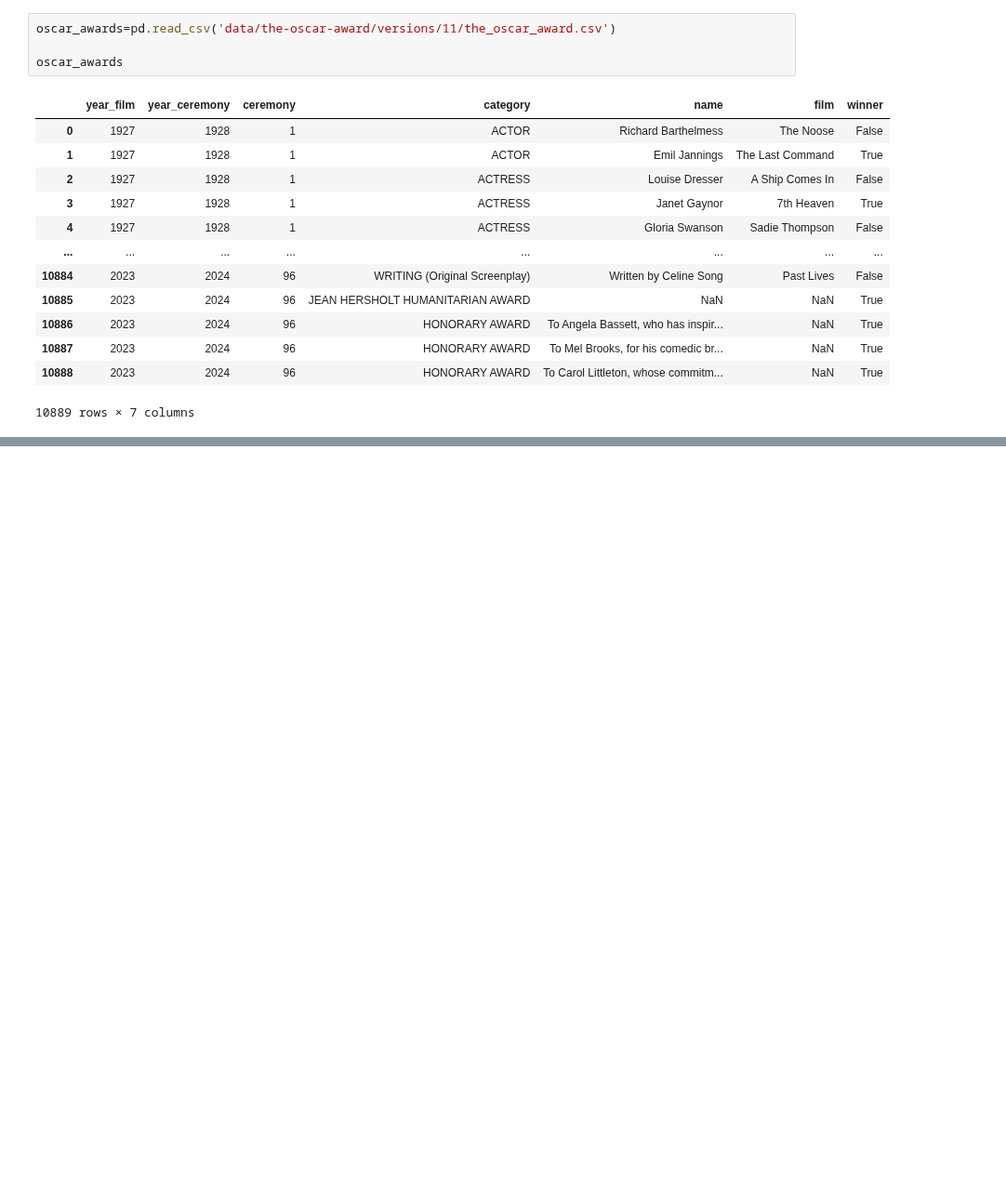
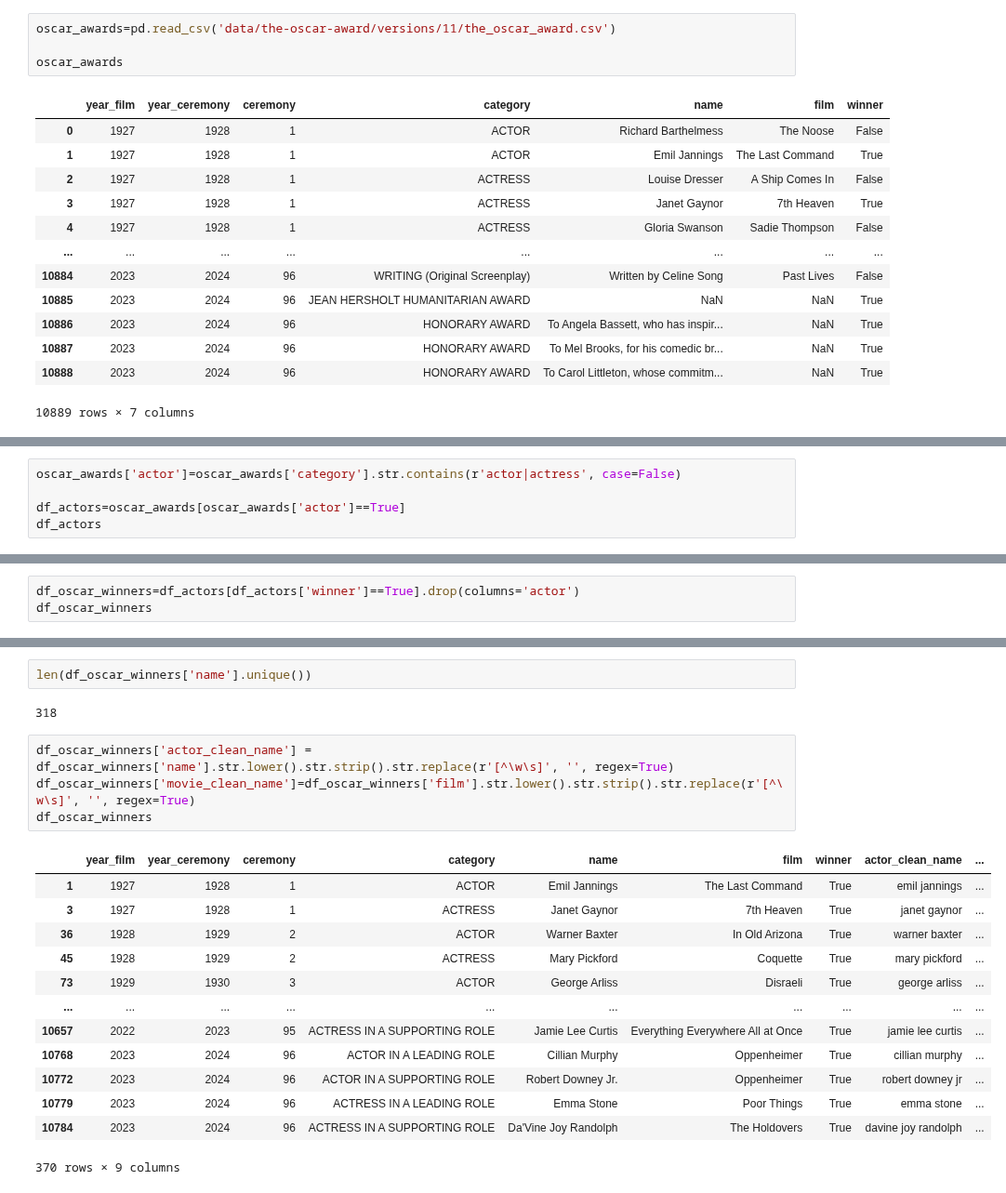
Before and after one commit to epfl-ada/ada-2024-project-arabsdatascientists2024, a Jupyter notebook: Exlploration_CMU.ipynb, the cells around one changed output, grey strips where cells are left out. Shown at 93% size. Drawn from its saved outputs; the diff is of its cells as text; blank space fills up the shorter version.

Commit message:
added the oscars as not added previously

```diff
--- a/Exlploration_CMU.ipynb
+++ b/Exlploration_CMU.ipynb
@@ -559,0 +736,5 @@ Name: count, Length: 134078, dtype: int64
+# %%
+oscar_awards['actor']=oscar_awards['category'].str.contains(r'actor|actress', case=False)
+
+df_actors=oscar_awards[oscar_awards['actor']==True]
+df_actors
@@ -559,0 +765,3 @@ Name: count, Length: 134078, dtype: int64
+# %%
+df_oscar_winners=df_actors[df_actors['winner']==True].drop(columns='actor')
+df_oscar_winners
@@ -559,0 +782,22 @@ Name: count, Length: 134078, dtype: int64
+# %%
+len(df_oscar_winners['name'].unique())
+# %% [output]
+318
+# %%
+df_oscar_winners['actor_clean_name'] = df_oscar_winners['name'].str.lower().str.strip().str.replace(r'[^\w\s]', '', regex=True)
+df_oscar_winners['movie_clean_name']=df_oscar_winners['film'].str.lower().str.strip().str.replace(r'[^\w\s]', '', regex=True)
+df_oscar_winners
+# %% [output]
+|  | year_film | year_ceremony | ceremony | category | name | film | winner | actor_clean_name | ... |
+| 1 | 1927 | 1928 | 1 | ACTOR | Emil Jannings | The Last Command | True | emil jannings | ... |
+| 3 | 1927 | 1928 | 1 | ACTRESS | Janet Gaynor | 7th Heaven | True | janet gaynor | ... |
+| 36 | 1928 | 1929 | 2 | ACTOR | Warner Baxter | In Old Arizona | True | warner baxter | ... |
+| 45 | 1928 | 1929 | 2 | ACTRESS | Mary Pickford | Coquette | True | mary pickford | ... |
+| 73 | 1929 | 1930 | 3 | ACTOR | George Arliss | Disraeli | True | george arliss | ... |
+| ... | ... | ... | ... | ... | ... | ... | ... | ... | ... |
+| 10657 | 2022 | 2023 | 95 | ACTRESS IN A SUPPORTING ROLE | Jamie Lee Curtis | Everything Everywhere All at Once | True | jamie lee curtis | ... |
+| 10768 | 2023 | 2024 | 96 | ACTOR IN A LEADING ROLE | Cillian Murphy | Oppenheimer | True | cillian murphy | ... |
+| 10772 | 2023 | 2024 | 96 | ACTOR IN A SUPPORTING ROLE | Robert Downey Jr. | Oppenheimer | True | robert downey jr | ... |
+| 10779 | 2023 | 2024 | 96 | ACTRESS IN A LEADING ROLE | Emma Stone | Poor Things | True | emma stone | ... |
+| 10784 | 2023 | 2024 | 96 | ACTRESS IN A SUPPORTING ROLE | Da'Vine Joy Randolph | The Holdovers | True | davine joy randolph | ... |
+370 rows × 9 columns
```
Also changed, not shown: parts of 32 cells of this notebook.
